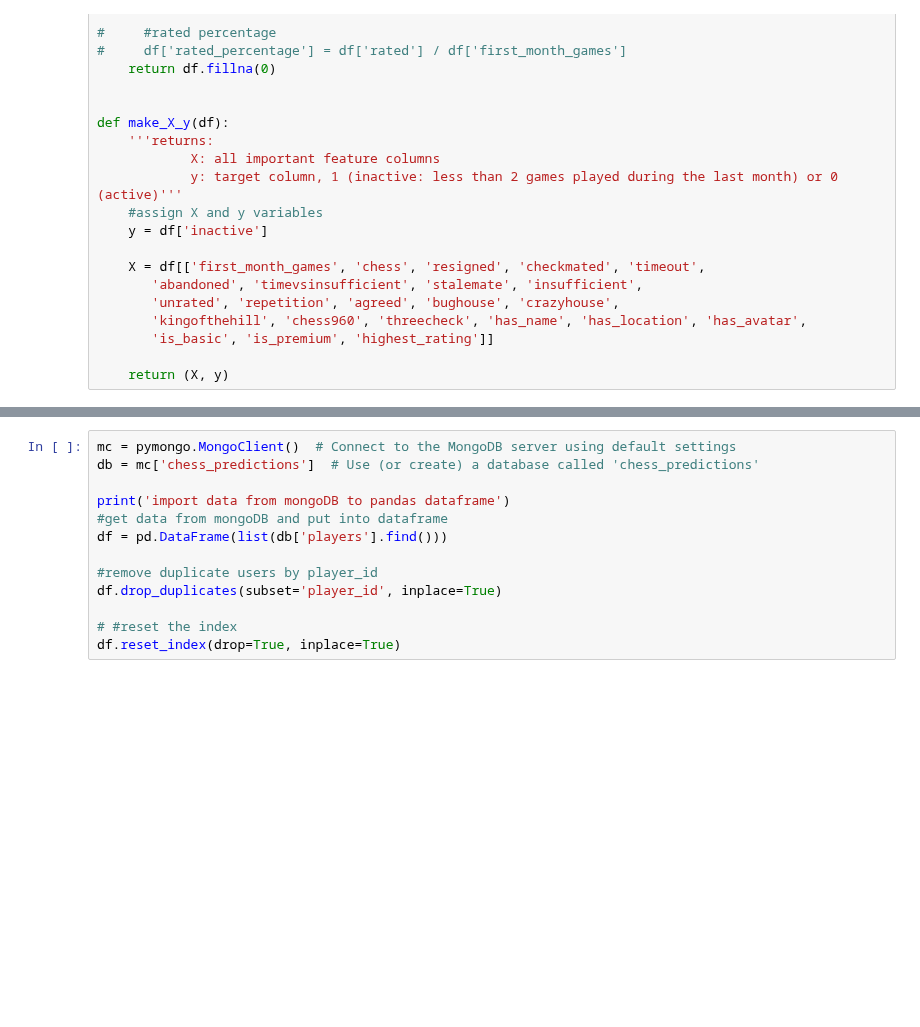
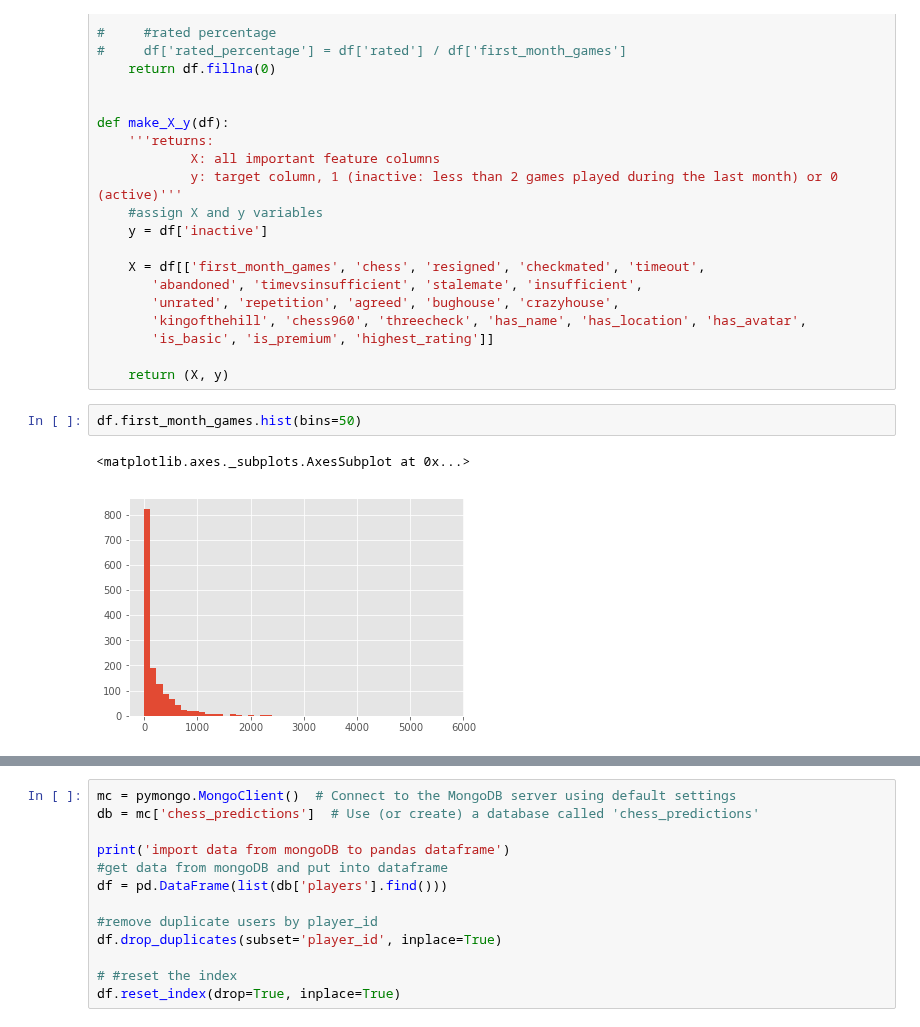
Before and after one commit to Bmcgarry194/ChessStyle, a Jupyter notebook: src/Chess_EDA.ipynb, the cells around one changed output, grey strips where cells are left out. Saved outputs shown, nothing was run; the diff lists cells and outputs as text; blank space fills up the shorter version.

```diff
--- a/src/Chess_EDA.ipynb
+++ b/src/Chess_EDA.ipynb
@@ -221,3 +221,8 @@ def make_X_y(df):
        'is_basic', 'is_premium', 'highest_rating']]
 
     return (X, y)
+# %%
+df.first_month_games.hist(bins=50)
+# %% [output]
+<matplotlib.axes._subplots.AxesSubplot at 0x...>
+[figure, added]
```
Also changed, not shown: parts of 2 cells of this notebook.
